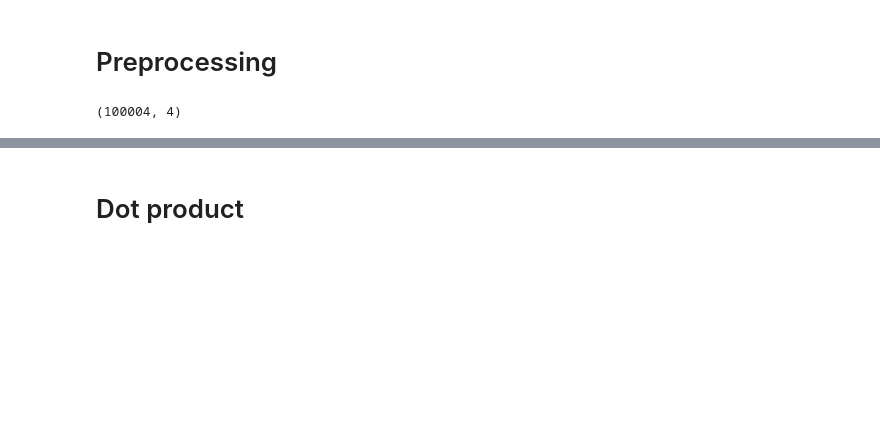
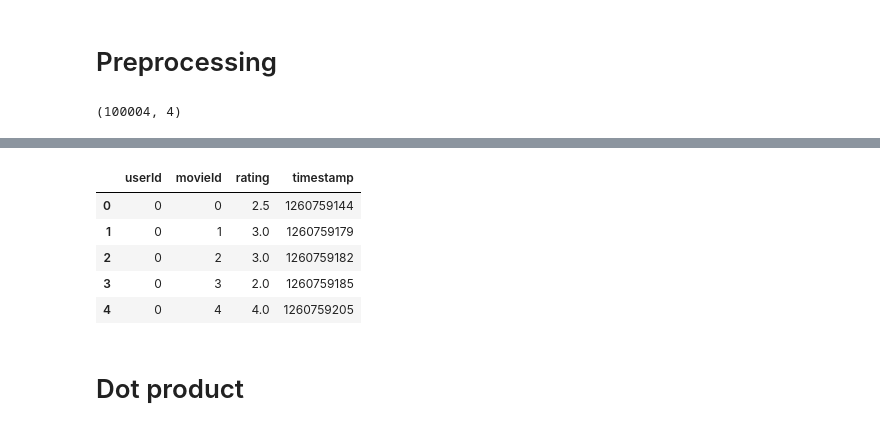
Before and after one commit to yang-zhang/deep-learning, a Jupyter notebook: collaborative_filtering_keras.ipynb, the cells around one changed output, grey strips where cells are left out. Cells and saved outputs as stored; diff of their text form; code cells hidden in the pictures; blank space fills up the shorter version.

```diff
--- a/collaborative_filtering_keras.ipynb
+++ b/collaborative_filtering_keras.ipynb
@@ -44,6 +40,15 @@ movieid2idx = {o: i for i, o in enumerate(movies)}
 # %%
 ratings.userId = ratings.userId.apply(lambda x: userid2idx[x])
 ratings.movieId = ratings.movieId.apply(lambda x: movieid2idx[x])
+# %%
+ratings.head(5)
+# %% [output]
+|  | userId | movieId | rating | timestamp |
+| 0 | 0 | 0 | 2.5 | 1260759144 |
+| 1 | 0 | 1 | 3.0 | 1260759179 |
+| 2 | 0 | 2 | 3.0 | 1260759182 |
+| 3 | 0 | 3 | 2.0 | 1260759185 |
+| 4 | 0 | 4 | 4.0 | 1260759205 |
 # %%
 n_users = ratings.userId.nunique()
 n_movies = ratings.movieId.nunique()
```
Also changed, not shown: parts of 26 cells of this notebook, 1 other file.
